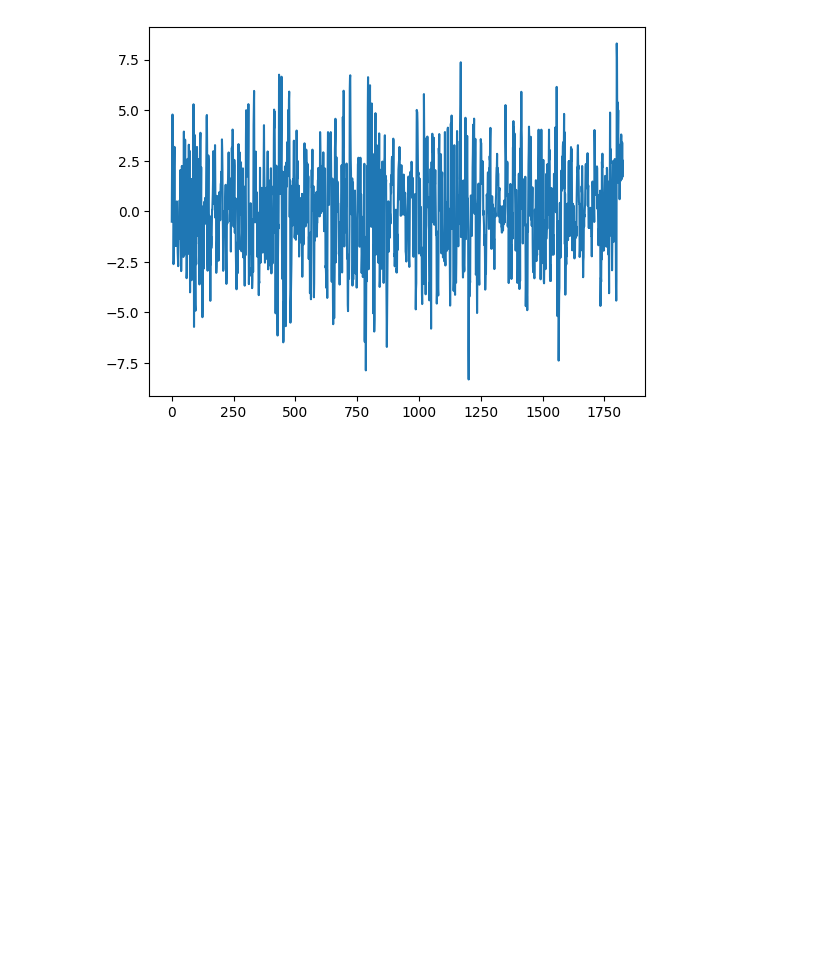
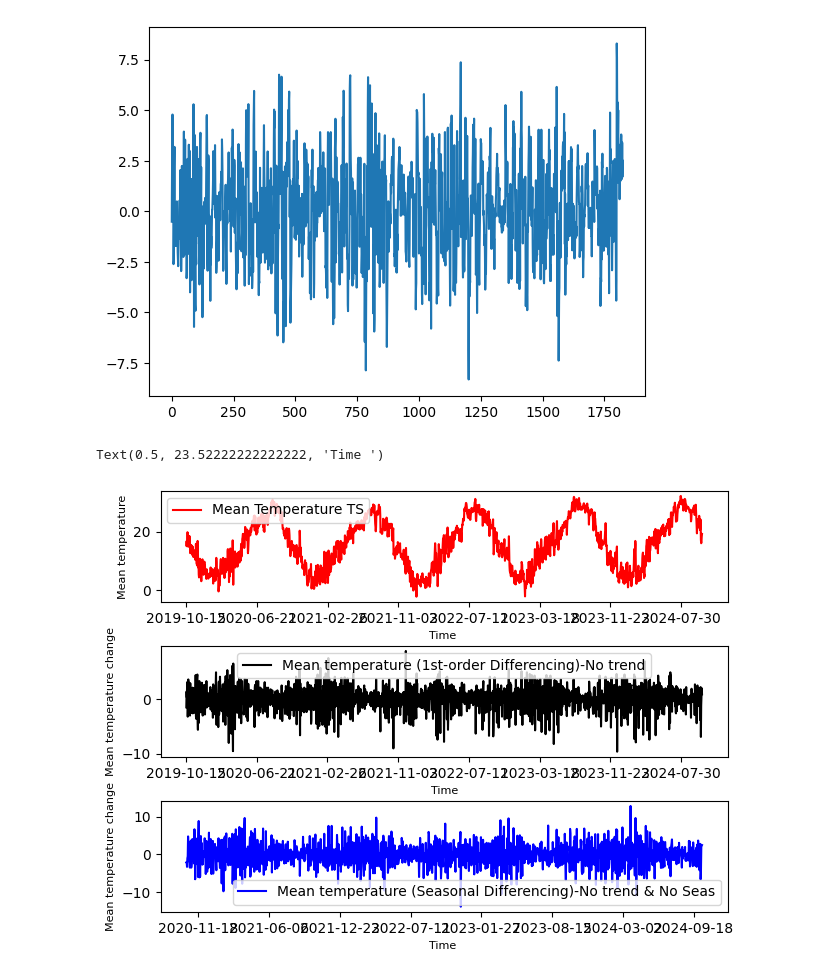
Before and after one commit to JoaoESmoreira/astp-project, a Jupyter notebook: src/data_description.ipynb, the cells around one changed output. Drawn from its saved outputs; the diff is of its cells as text; code cells hidden in the pictures; blank space fills up the shorter version.

```diff
--- a/src/data_description.ipynb
+++ b/src/data_description.ipynb
@@ -517,3 +521,24 @@ plt.plot(arr)
 plt.show()
 # %% [output]
 [figure]
+# %%
+fig, axs=plt.subplots(3)
+fig.tight_layout()
+tempTS.plot(ax=axs[0],legend=True,color='r')
+axs[0].set_ylabel('Mean temperature',fontdict={'fontsize':8})
+axs[0].set_xlabel('Time ',fontdict={'fontsize':8})
+
+d1psTS=tempTS.diff()
+d1psTS.name="Mean temperature (1st-order Differencing)-No trend"
+d1psTS.plot(ax=axs[1],legend=True,color='k')
+axs[1].set_ylabel('Mean temperature change',fontdict={'fontsize':8})
+axs[1].set_xlabel('Time',fontdict={'fontsize':8})
+
+d1psTS=d1psTS.diff(365)
+d1psTS.name="Mean temperature (Seasonal Differencing)-No trend & No Seas"
+d1psTS.plot(ax=axs[2],legend=True,color='b')
+axs[2].set_ylabel('Mean temperature change',fontdict={'fontsize':8})
+axs[2].set_xlabel('Time ',fontdict={'fontsize':8})
+# %% [output]
+Text(0.5, 23.52222222222222, 'Time ')
+[figure, added]
```
Also changed, not shown: parts of 4 cells of this notebook, 2 other files.
